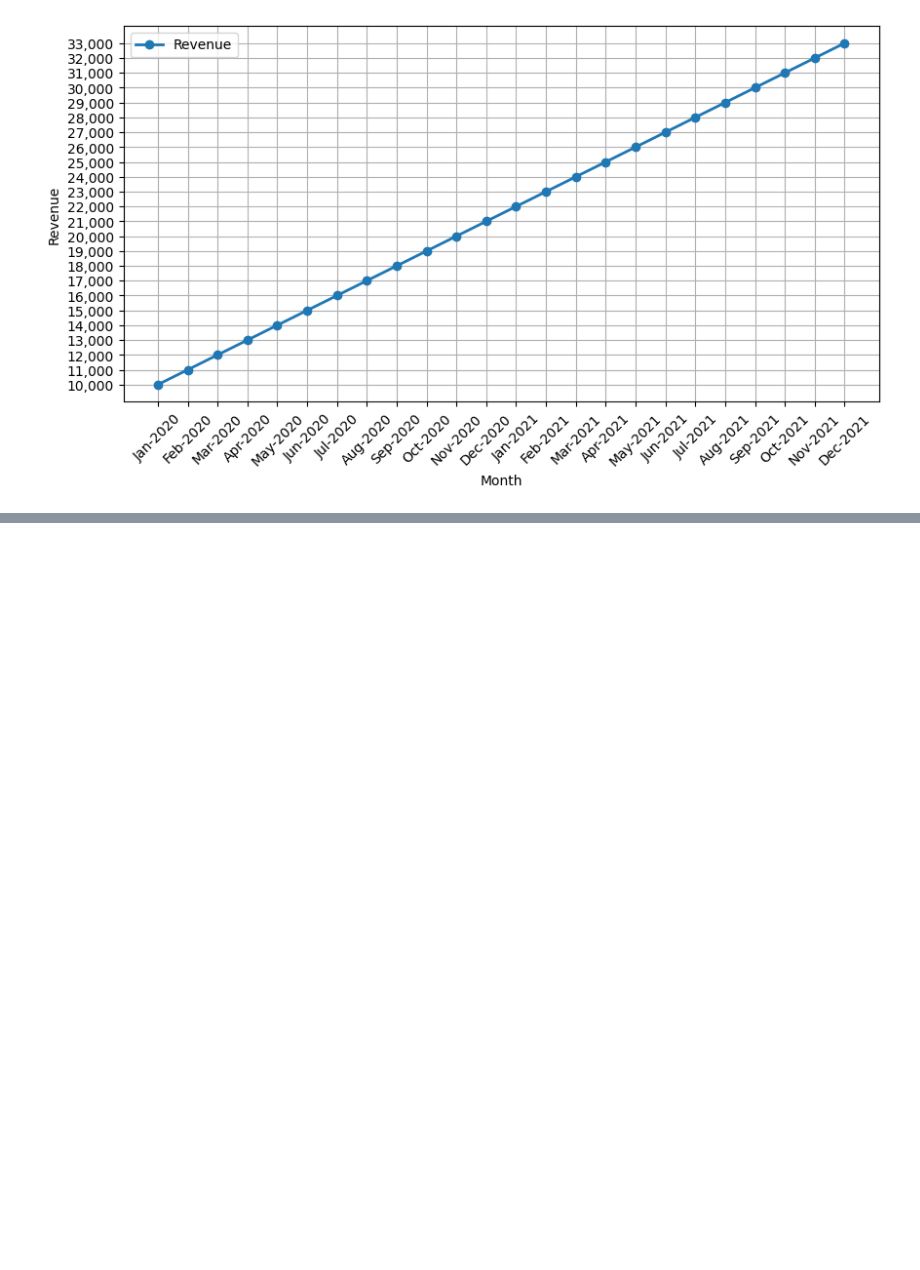
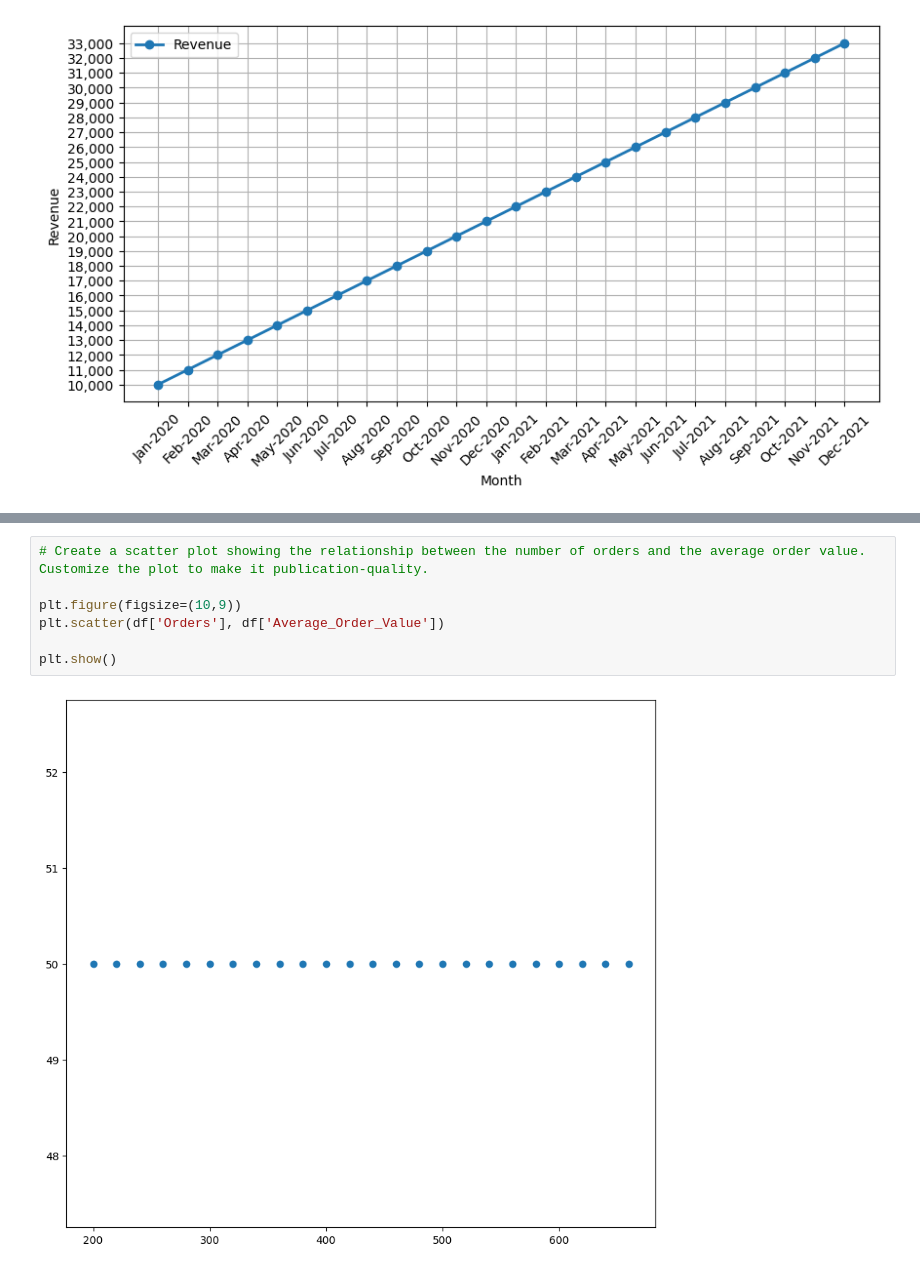
Before and after one commit to kipkosgeii/Jumta-Analysis, a Jupyter notebook: jumpta.ipynb, the cells around one changed output, grey strips where cells are left out. Saved outputs shown, nothing was run; the diff lists cells and outputs as text; blank space fills up the shorter version.

```diff
--- a/jumpta.ipynb
+++ b/jumpta.ipynb
@@ -94,0 +106,9 @@ plt.show()
+# %%
+# Create a scatter plot showing the relationship between the number of orders and the average order value. Customize the plot to make it publication-quality.
+
+plt.figure(figsize=(10,9))
+plt.scatter(df['Orders'], df['Average_Order_Value'])
+
+plt.show()
+# %% [output]
+[figure, added]
```
Also changed, not shown: parts of 2 cells of this notebook.
